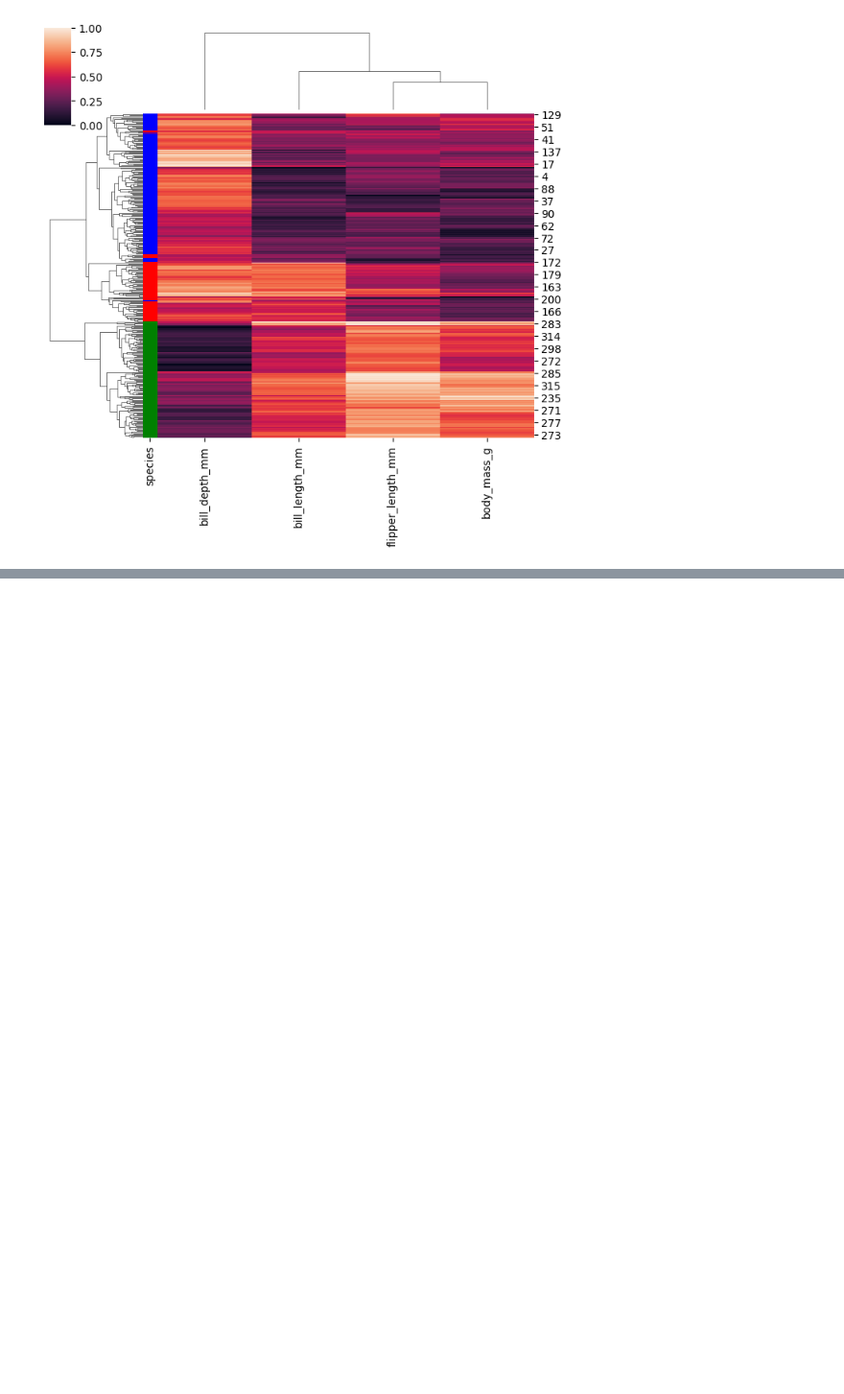
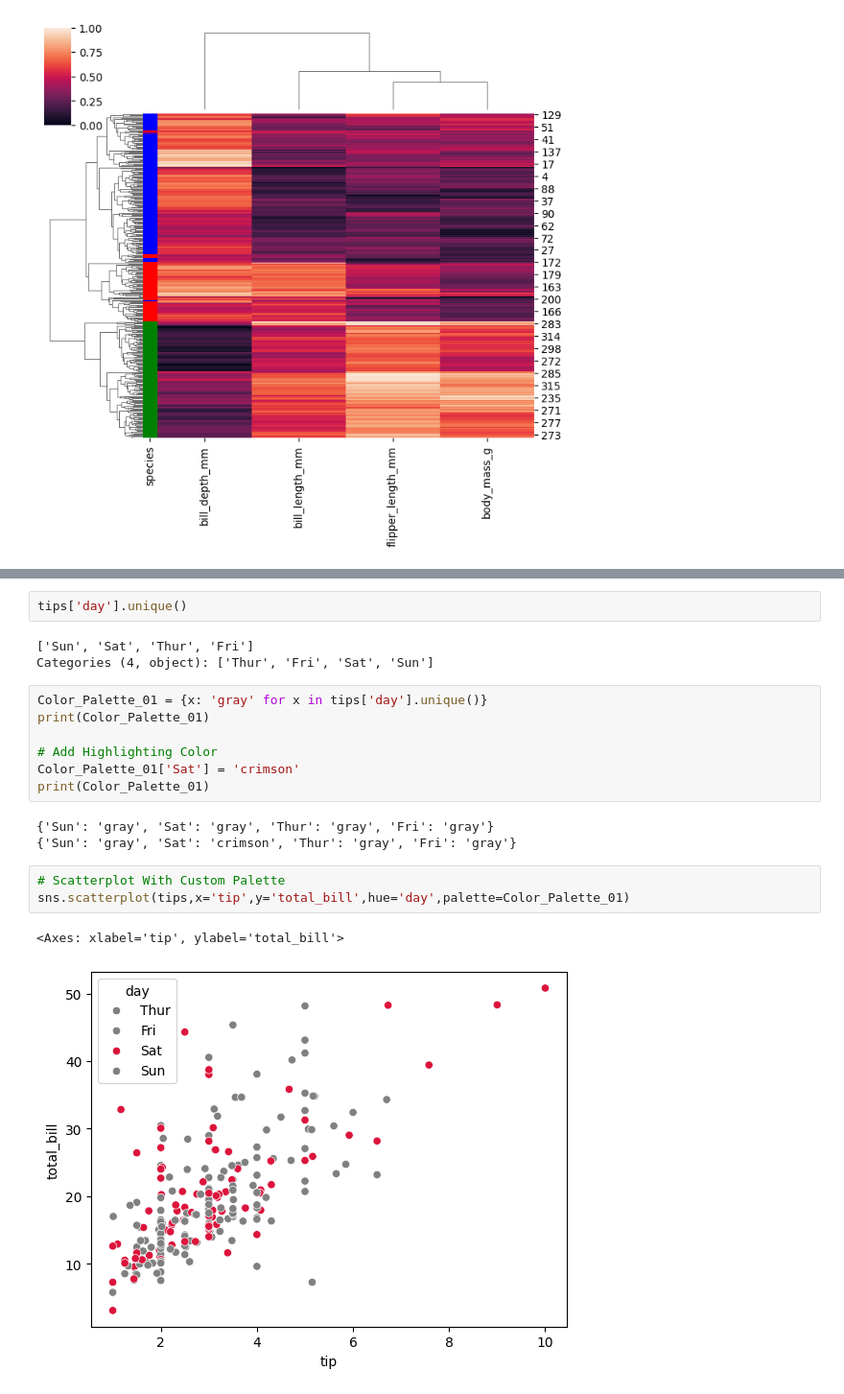
Before and after one commit to akshayyewle/Python, a Jupyter notebook: 05 Searbon Tutorial/Python Code 00.ipynb, the cells around one changed output, grey strips where cells are left out. Shown at 96% size. Cells and saved outputs as stored; diff of their text form; blank space fills up the shorter version.

```diff
--- a/05 Searbon Tutorial/Python Code 00.ipynb
+++ b/05 Searbon Tutorial/Python Code 00.ipynb
@@ -315,0 +558,21 @@ sns.clustermap(data=penguins.select_dtypes('number').dropna(),standard_scale=Tru
+# %%
+tips['day'].unique()
+# %% [output]
+['Sun', 'Sat', 'Thur', 'Fri']
+Categories (4, object): ['Thur', 'Fri', 'Sat', 'Sun']
+# %%
+Color_Palette_01 = {x: 'gray' for x in tips['day'].unique()}
+print(Color_Palette_01)
+
+# Add Highlighting Color
+Color_Palette_01['Sat'] = 'crimson'
+print(Color_Palette_01)
+# %% [output]
+{'Sun': 'gray', 'Sat': 'gray', 'Thur': 'gray', 'Fri': 'gray'}
+{'Sun': 'gray', 'Sat': 'crimson', 'Thur': 'gray', 'Fri': 'gray'}
+# %%
+# Scatterplot With Custom Palette
+sns.scatterplot(tips,x='tip',y='total_bill',hue='day',palette=Color_Palette_01)
+# %% [output]
+<Axes: xlabel='tip', ylabel='total_bill'>
+[figure, added]
```
Also changed, not shown: parts of 61 cells of this notebook.
